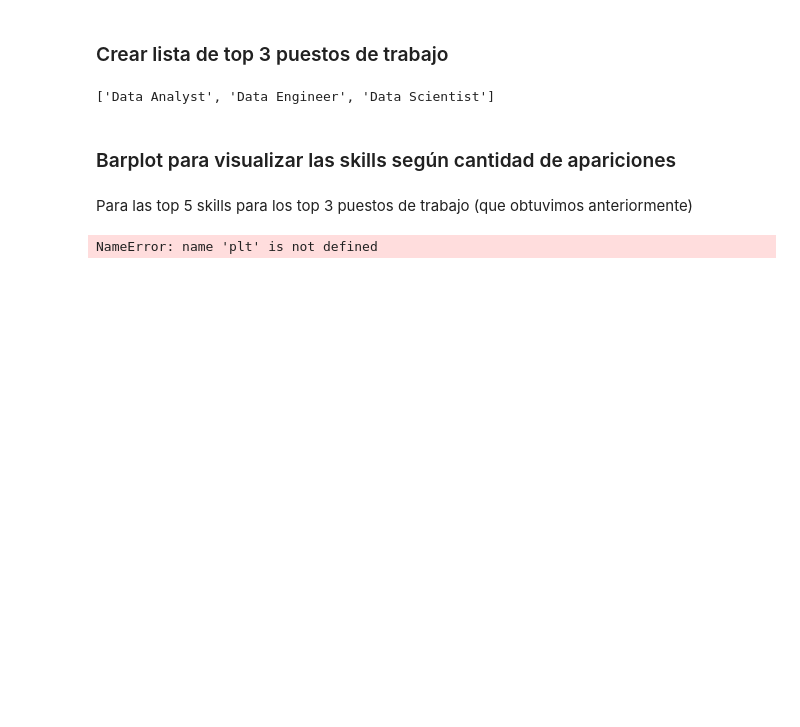
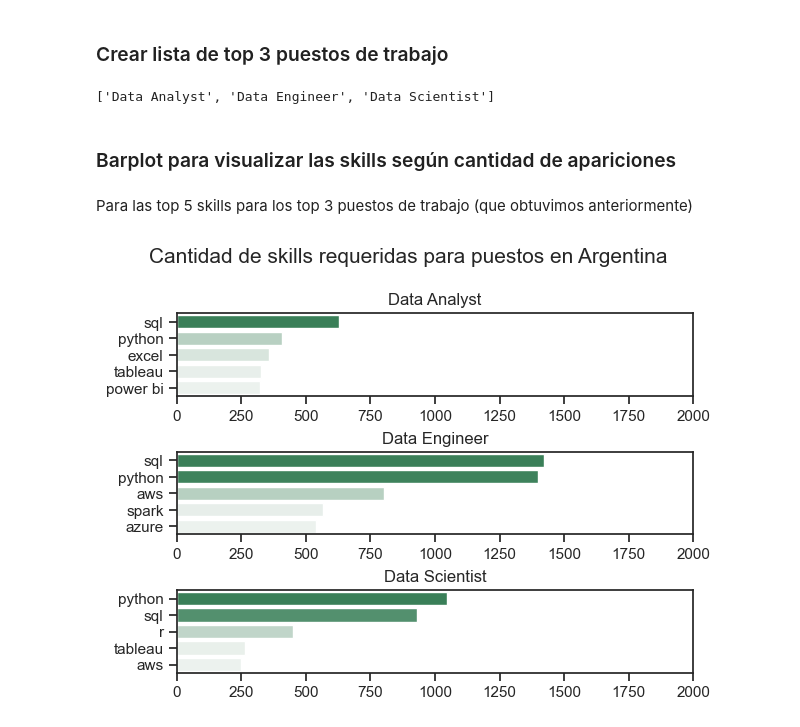
Before and after one commit to sofialaveihle/python-data-analytics-project, a Jupyter notebook: 2_Skill_Demand.ipynb, the cells around one changed output. Cells and saved outputs as stored; diff of their text form; code cells hidden in the pictures; blank space fills up the shorter version.

```diff
--- a/2_Skill_Demand.ipynb
+++ b/2_Skill_Demand.ipynb
@@ -94,20 +94,20 @@ Para las top 5 skills para los top 3 puestos de trabajo (que obtuvimos anteriorm
 # %%
 fig, ax = plt.subplots(len(job_titles), 1)
 
 sns.set_theme(style='ticks')
 
 for i, job_title in enumerate(job_titles):
     df_plot = df_skills_count[df_skills_count['job_title_short'] == job_title].head(5)[::-1]
     sns.barplot(data=df_plot, x='skill_count', y='job_skills', ax=ax[i], hue='skill_count', palette='light:seagreen')
     ax[i].set_title(job_title)
     ax[i].invert_yaxis()
     ax[i].set_ylabel('')
     ax[i].set_xlabel('')
     ax[i].get_legend().remove()
-    ax[i].set_xlim(0, 45000) # make the scales the same
+    ax[i].set_xlim(0, 2000) # make the scales the same
 
-fig.suptitle('Counts of Skills Requested in US Job Postings', fontsize=15)
+fig.suptitle('Cantidad de skills requeridas para puestos en Argentina', fontsize=15)
 fig.tight_layout(h_pad=0.5) # fix the overlap
 plt.show()
 # %% [output]
-NameError: name 'plt' is not defined
+[figure, added]
```
Also changed, not shown: parts of 5 cells of this notebook, 3 other files.
